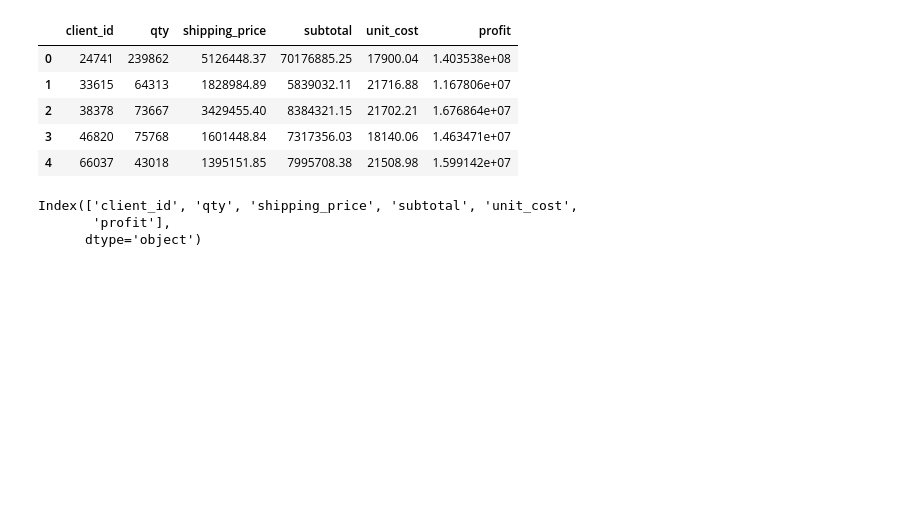
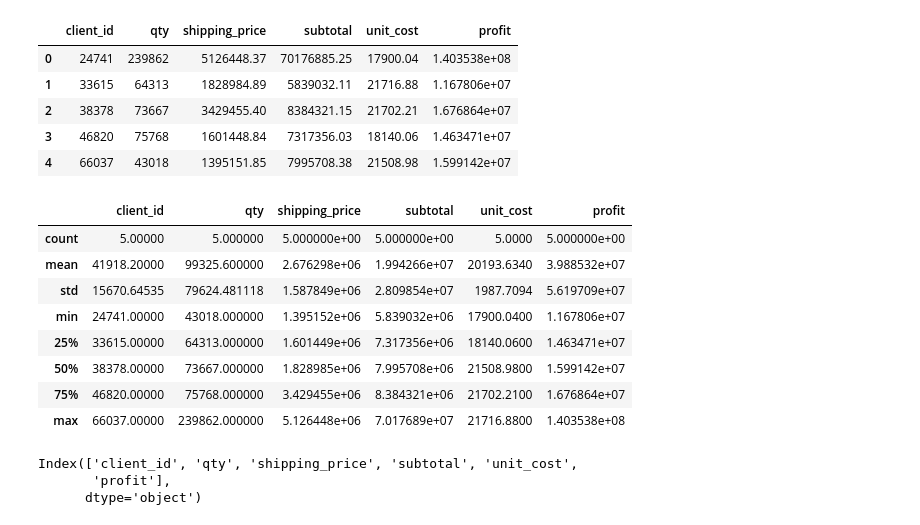
Before and after one commit to rhask87062/pandas-challenge-1, a Jupyter notebook: wholesale_data_analysis.ipynb, the cells around one changed output. Cells and saved outputs as stored; diff of their text form; code cells hidden in the pictures; blank space fills up the shorter version.

```diff
--- a/wholesale_data_analysis.ipynb
+++ b/wholesale_data_analysis.ipynb
@@ -248,7 +255,12 @@ Order ID 2173913 had a total price of \$162,388.71
 Order ID 6128929 had a total price of \$923,441.25
 # %%
 # Check your work using the totals above
-df['work_conf'] = df.iloc[0:, 5]
-
-print(df[['work_conf', 'total']])
+order_totals_1 = df.groupby('order_id')
+order_totals_1 = df[df['order_id'] == 2742071]
+order_totals_2 = df[df['order_id'] == 2173913]
+order_totals_3 = df[df['order_id'] == 6128929]
+order_totals = pd.concat([order_totals_1, order_totals_2, order_totals_3, ])
+order_totals_3.head()
+order_totals_df = order_totals.groupby('order_id').sum()
+order_totals_df
 # %% [output]
@@ -304,6 +308,18 @@ summary_data
 | 2 | 38378 | 73667 | 3429455.40 | 8384321.15 | 21702.21 | 1.676864e+07 |
 | 3 | 46820 | 75768 | 1601448.84 | 7317356.03 | 18140.06 | 1.463471e+07 |
 | 4 | 66037 | 43018 | 1395151.85 | 7995708.38 | 21508.98 | 1.599142e+07 |
+# %%
+summary_data.describe()
+# %% [output]
+|  | client_id | qty | shipping_price | subtotal | unit_cost | profit |
+| count | 5.00000 | 5.000000 | 5.000000e+00 | 5.000000e+00 | 5.0000 | 5.000000e+00 |
+| mean | 41918.20000 | 99325.600000 | 2.676298e+06 | 1.994266e+07 | 20193.6340 | 3.988532e+07 |
+| std | 15670.64535 | 79624.481118 | 1.587849e+06 | 2.809854e+07 | 1987.7094 | 5.619709e+07 |
+| min | 24741.00000 | 43018.000000 | 1.395152e+06 | 5.839032e+06 | 17900.0400 | 1.167806e+07 |
+| 25% | 33615.00000 | 64313.000000 | 1.601449e+06 | 7.317356e+06 | 18140.0600 | 1.463471e+07 |
+| 50% | 38378.00000 | 73667.000000 | 1.828985e+06 | 7.995708e+06 | 21508.9800 | 1.599142e+07 |
+| 75% | 46820.00000 | 75768.000000 | 3.429455e+06 | 8.384321e+06 | 21702.2100 | 1.676864e+07 |
+| max | 66037.00000 | 239862.000000 | 5.126448e+06 | 7.017689e+07 | 21716.8800 | 1.403538e+08 |
 # %%
 summary_data.columns
 # %% [output]
```
Also changed, not shown: parts of 7 cells of this notebook.
